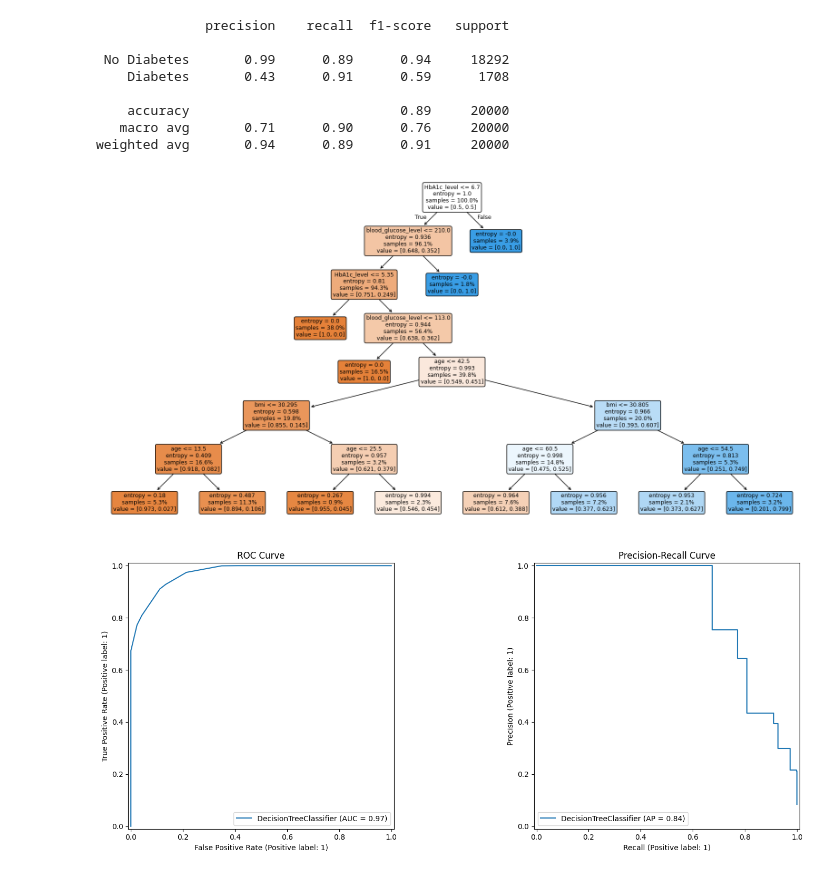
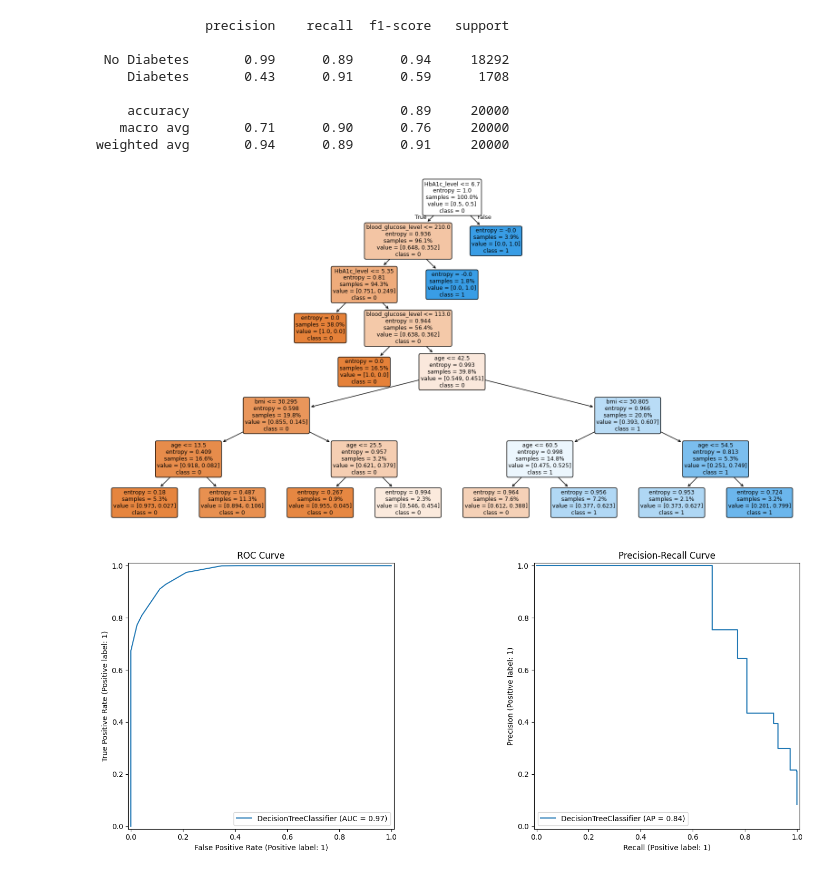
Before and after one commit to PhuNN16/CECS456-Final-Project, a Jupyter notebook: FinalProject.ipynb, the cells around one changed output. Saved outputs shown, nothing was run; the diff lists cells and outputs as text; code cells hidden in the pictures.

```diff
--- a/FinalProject.ipynb
+++ b/FinalProject.ipynb
@@ -444,14 +444,14 @@ weighted avg       0.94      0.89      0.91     20000
 # %%
 plt.figure(figsize=(20,10))
 plot_tree(clf,
           feature_names=X.columns,
-          class_names=df['diabetes'].unique if categorical_cols.any() else None,
+          class_names=[str(c) for c in df['diabetes'].unique()] if categorical_cols.any() else None,
           filled=True,
           rounded=True,
           proportion=True)
 plt.show()
 # %% [output]
-[figure, old version]
+[figure, new version]
 # %%
 fig, (ax1, ax2) = plt.subplots(1, 2, figsize=(16, 6))
 
```
Also changed, not shown: parts of 1 cell of this notebook.
